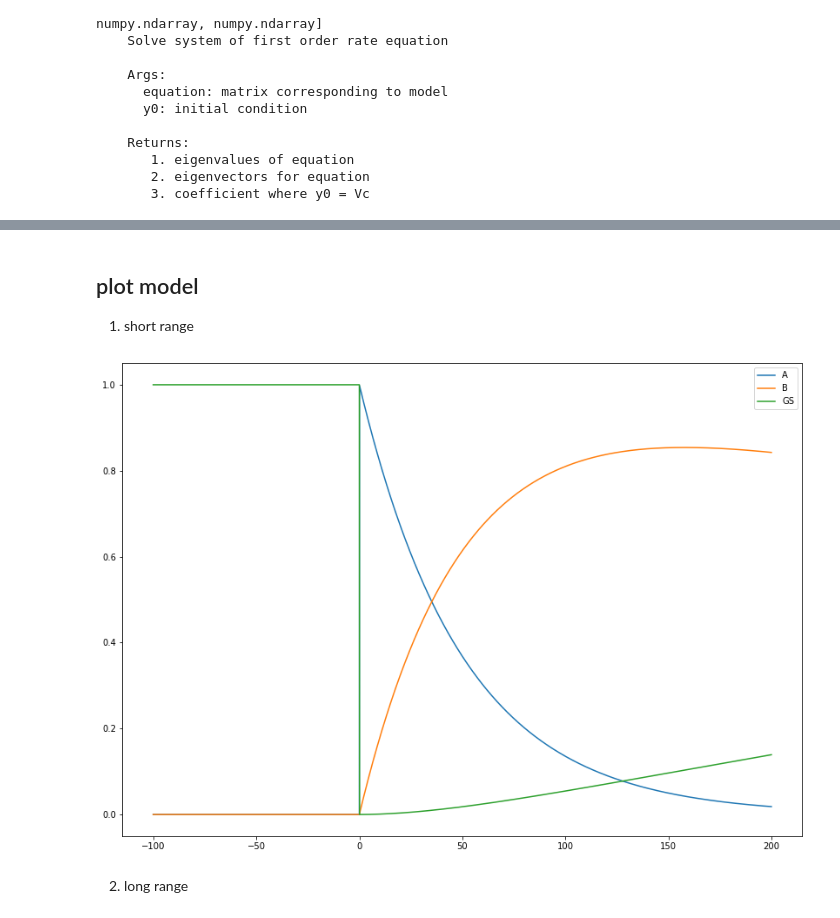
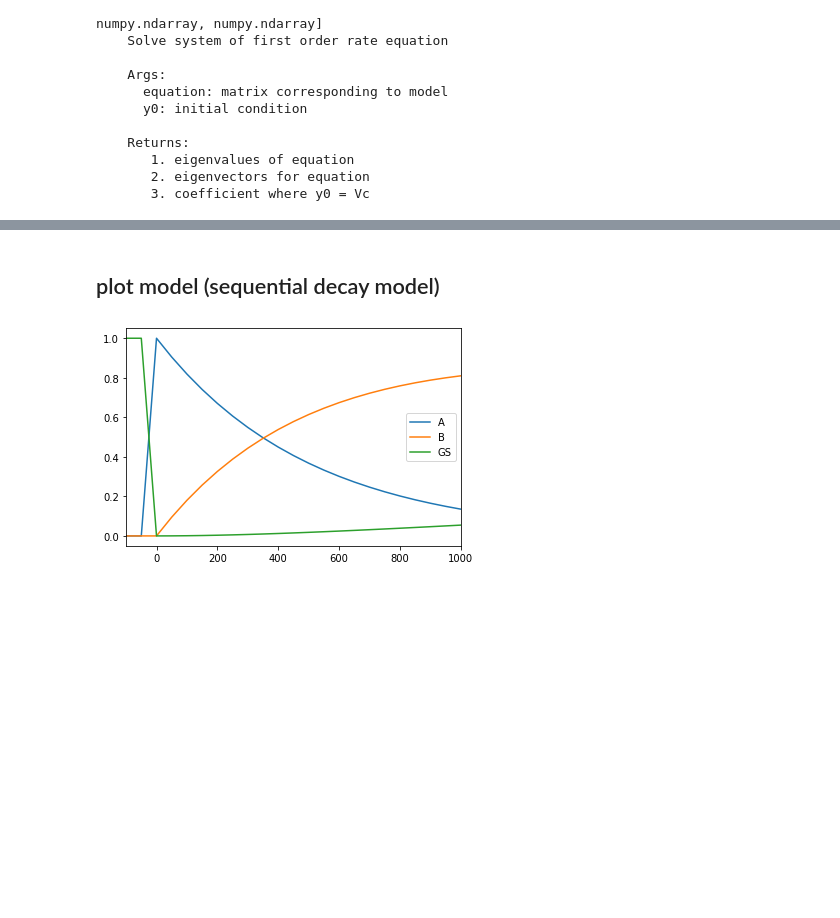
Before and after one commit to pistack/TRXASprefitpack-example, a Jupyter notebook: Rate_eq.ipynb, the cells around one changed output, grey strips where cells are left out. Saved outputs shown, nothing was run; the diff lists cells and outputs as text; code cells hidden in the pictures; blank space fills up the shorter version.

Commit message:
reinforcement rate equation and broadening example

```diff
--- a/Rate_eq.ipynb
+++ b/Rate_eq.ipynb
@@ -133,46 +170,40 @@ k_1 & -k_2 & 0 \\
 # %%
-# set lifetime tau1 = 50 ps, tau2 = 1 ns
-# set fwhm of IRF = 10 ps
+# set lifetime tau1 = 500 ps, tau2 = 10 ns
+# set fwhm of IRF = 100 ps
 
-tau1 = 50
-tau2 = 1000
-fwhm = 10
+tau_1 = 500
+tau_2 = 10000
+fwhm = 100
 
 # initial condition
 y0 = np.array([1, 0, 0])
 
-# set time range
-t_short = np.arange(-100,200,0.1)
-t_long = np.arange(-2000,5000,10)
+# set time range (mixed step)
+t_seq1 = np.arange(-2500, -500, 100)
+t_seq2 = np.arange(-500, 1500, 50)
+t_seq3 = np.arange(1500, 5000, 250)
+t_seq4 = np.arange(5000, 50000, 2500)
 
-# Define equation
-equation = np.array([[-1/tau1, 0, 0],
-                    [1/tau1, -1/tau2, 0],
-                    [0, 1/tau2, 0]])
+t_seq = np.hstack((t_seq1, t_seq2, t_seq3, t_seq4))
 
-# Solve equation
-eigval, V, c = solve_model(equation, y0)
+eigval_seq, V_seq, c_seq = solve_seq_model(np.array([tau_1, tau_2]))
 # %%
 # Now compute model
-y_short = compute_model(t_short, eigval, V, c)
-y_long = compute_model(t_long, eigval, V, c)
+y_seq = compute_model(t_seq, eigval_seq, V_seq, c_seq)
 
 
 # since, y_1 + y_2 + y_3 = 1 for all t,
 # y3 = 1 - (y_1+y_2)
 
-y_short[-1, :] = 1 - (y_short[0, :] + y_short[1, :])
-y_long[-1, :] = 1 - (y_long[0, :] + y_long[1, :])
+y_seq[-1, :] = 1 - (y_seq[0, :] + y_seq[1, :])
 # %% [markdown]
-## plot model
-1. short range
+## plot model (sequential decay model)
 # %%
-plt.plot(t_short, y_short[0, :], label='A')
-plt.plot(t_short, y_short[1, :], label='B')
-plt.plot(t_short, y_short[2, :], label='GS')
+plt.plot(t_seq, y_seq[0, :], label='A')
+plt.plot(t_seq, y_seq[1, :], label='B')
+plt.plot(t_seq, y_seq[2, :], label='GS')
+plt.xlim(-100, 1000)
 plt.legend()
 plt.show()
 # %% [output]
-[figure, old version]
+[figure, new version]
-# %% [markdown]
-2. long range
```
Also changed, not shown: parts of 44 cells of this notebook, 41 other files.
